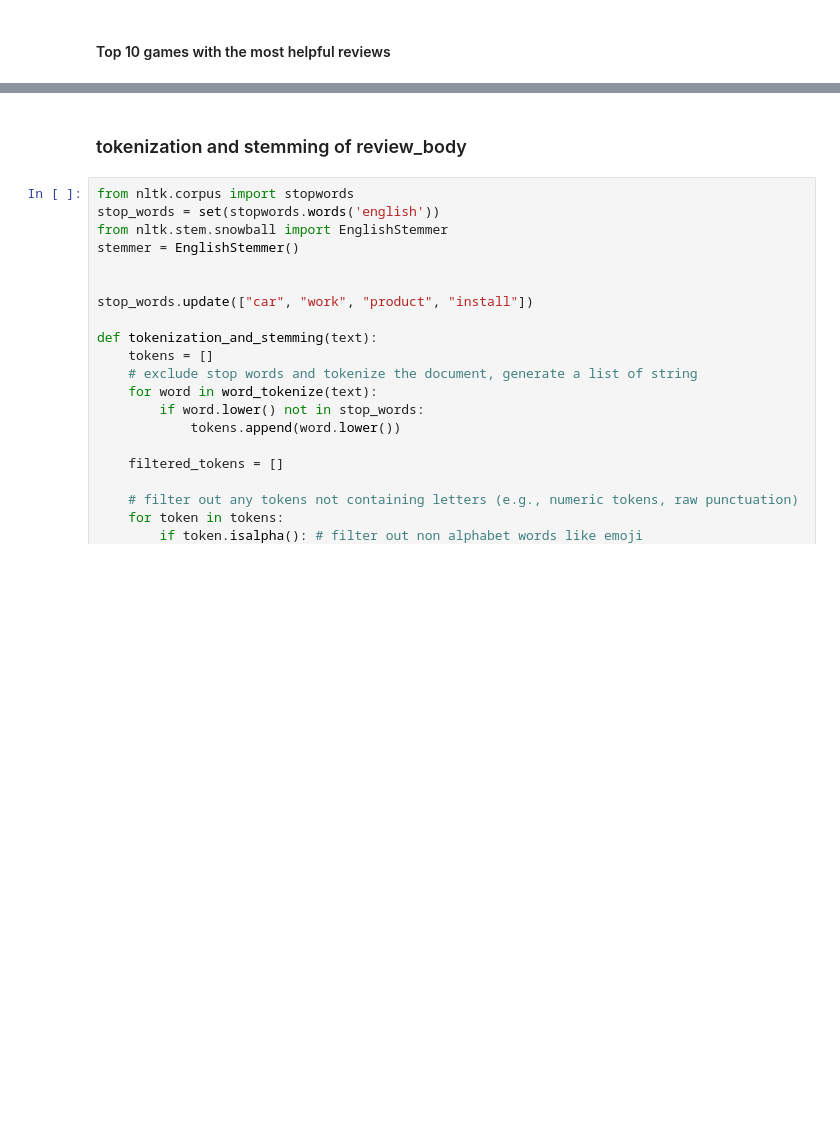
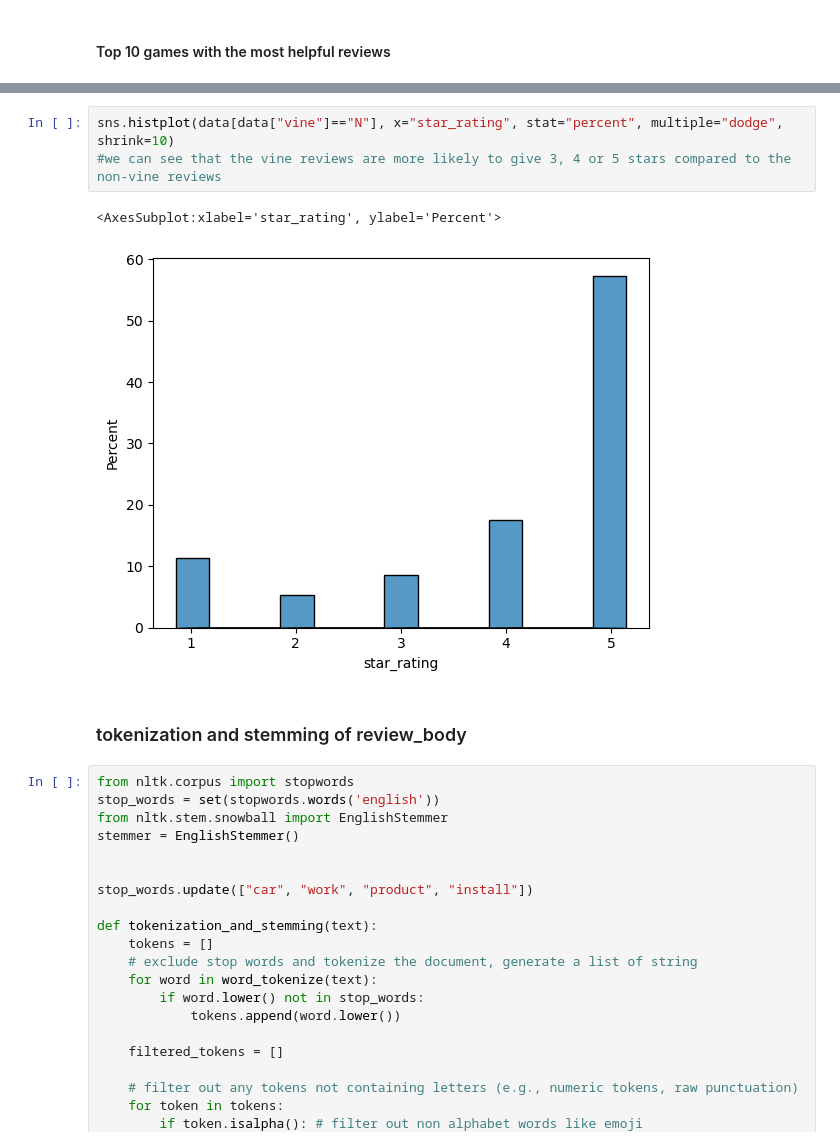
Before and after one commit to LLGH1/dsproject_supply_chain, a Jupyter notebook: FirstExplorationReviewData_OUTPUT.ipynb, the cells around one changed output, grey strips where cells are left out. Saved outputs shown, nothing was run; the diff lists cells and outputs as text; blank space fills up the shorter version.

```diff
--- a/FirstExplorationReviewData_OUTPUT.ipynb
+++ b/FirstExplorationReviewData_OUTPUT.ipynb
@@ -225,3 +294,9 @@ data[["product_title", "helpful_votes"]].nlargest(10, ["helpful_votes"]).plot(x=
+# %%
+sns.histplot(data[data["vine"]=="N"], x="star_rating", stat="percent", multiple="dodge", shrink=10)
+#we can see that the vine reviews are more likely to give 3, 4 or 5 stars compared to the non-vine reviews
+# %% [output]
+<AxesSubplot:xlabel='star_rating', ylabel='Percent'>
+[figure, added]
 # %% [markdown]
 ### tokenization and stemming of review_body
 # %%
```
Also changed, not shown: parts of 31 cells of this notebook.
